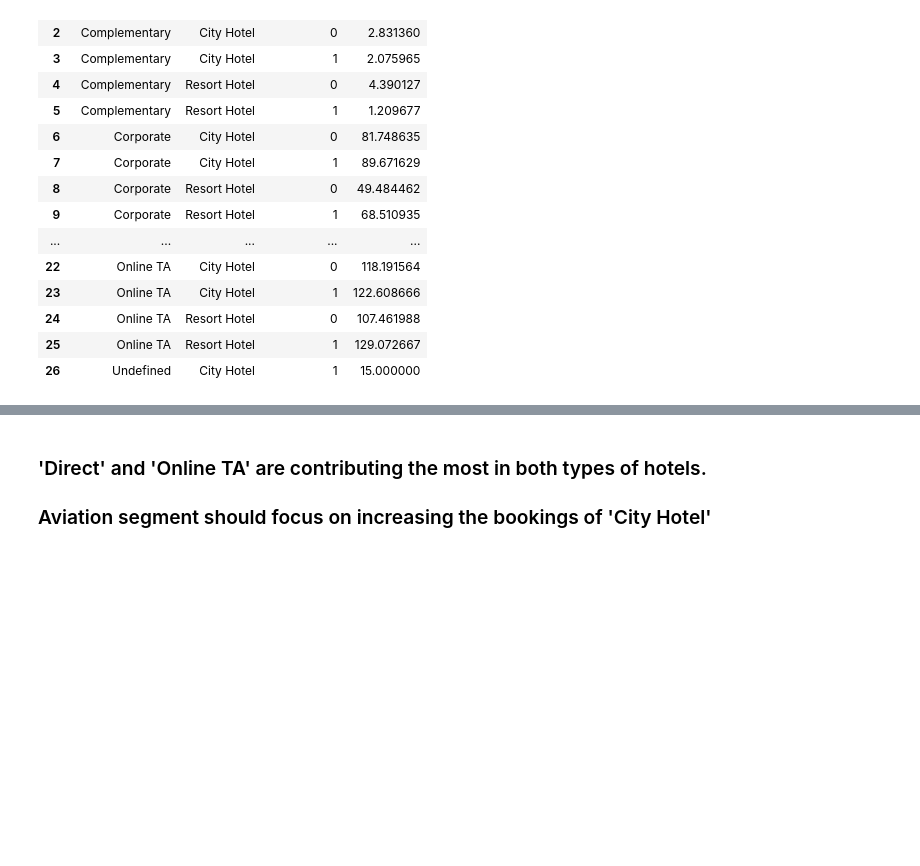
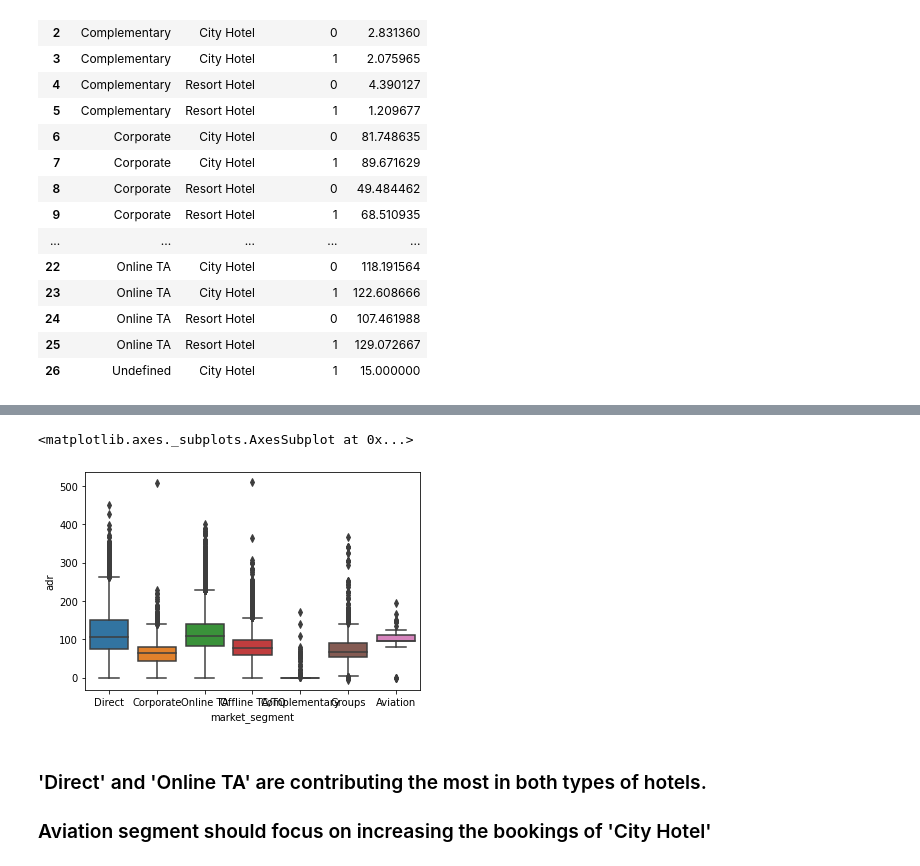
Before and after one commit to neha-goyal55/EDA-Project, a Jupyter notebook: Copy_of_EDA_Hotel_booking_Q1.ipynb, the cells around one changed output, grey strips where cells are left out. Cells and saved outputs as stored; diff of their text form; code cells hidden in the pictures; blank space fills up the shorter version.

```diff
--- a/Copy_of_EDA_Hotel_booking_Q1.ipynb
+++ b/Copy_of_EDA_Hotel_booking_Q1.ipynb
@@ -796,3 +756,8 @@ Text(0.5, 1.0, 'Adr across market segment')
+# %%
+sns.boxplot(data=df[df['is_canceled']==0], x= 'market_segment', y='adr')
+# %% [output]
+<matplotlib.axes._subplots.AxesSubplot at 0x...>
+[figure, added]
 # %% [markdown]
 
 ### 'Direct' and 'Online TA' are contributing the most in both types of hotels.
```
Also changed, not shown: parts of 13 cells of this notebook.
